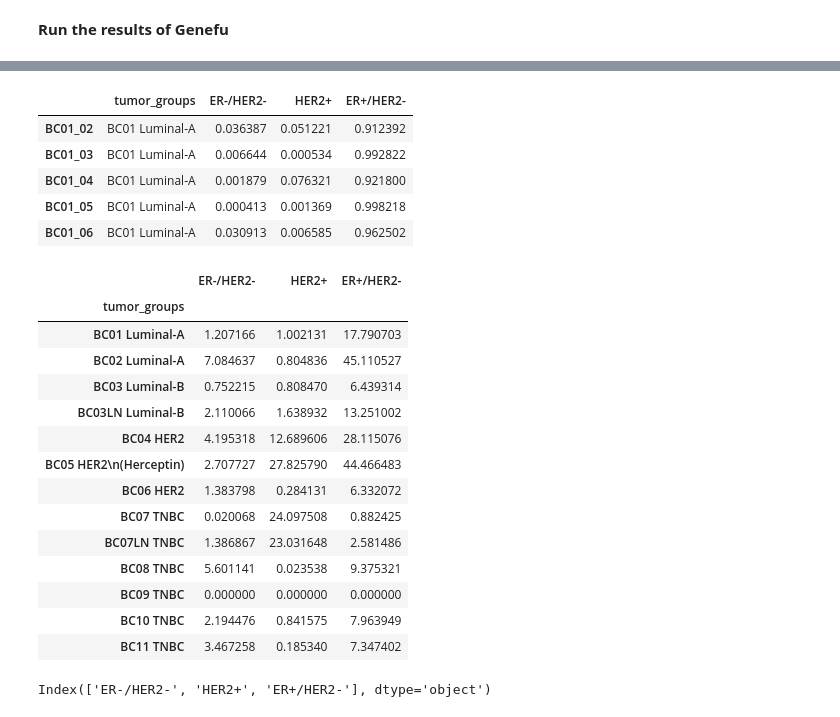
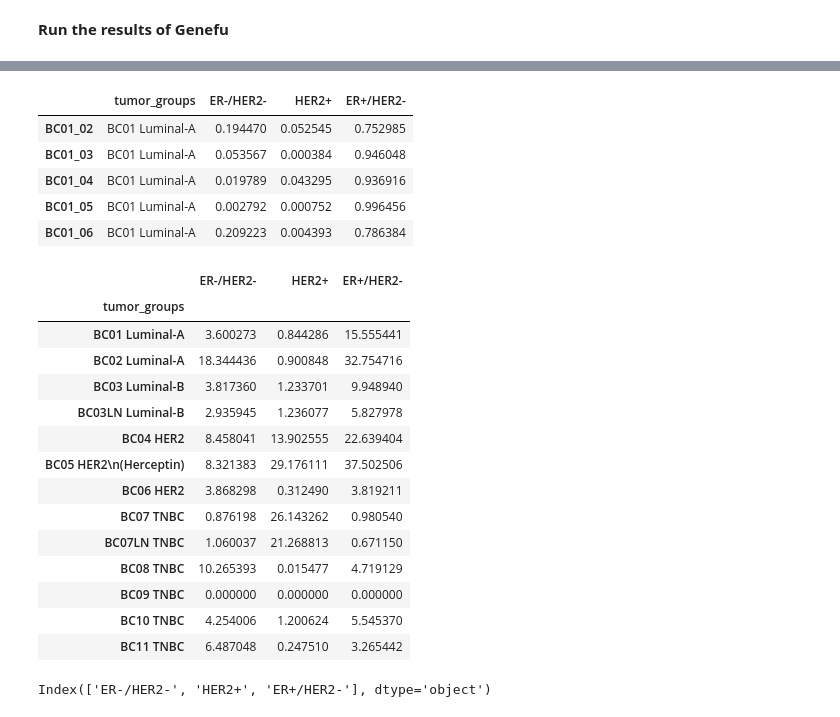
Before and after one commit to KyriakosPsa/BreastCancer-SingleCell, a Jupyter notebook: R_genefu_results.ipynb, the cells around one changed output, grey strips where cells are left out. Cells and saved outputs as stored; diff of their text form; code cells hidden in the pictures.

```diff
--- a/R_genefu_results.ipynb
+++ b/R_genefu_results.ipynb
@@ -8,7 +8,8 @@ warnings.filterwarnings("ignore")
 # %% [markdown]
 # **Time for R**
 # %%
-cadata = sc.read("datasets/masked_cellcounts.h5ad")
+cadata = sc.read("datasets/masked.h5ad")
+adata = sc.read("datasets/tumour_cellcounts.h5ad")
 # %% [markdown]
 **Run the results of Genefu**
 # %%
@@ -25,6 +26,6 @@ er_her2.head()
 # %%
 # Check for missing cellIDs in cadata.obs_names
-missing_cellIDs = set(cadata.obs_names) -  set(er_her2.cellID)
+missing_cellIDs = set(adata.obs_names) -  set(er_her2.cellID)
 
 # Create a new DataFrame for the missing cellIDs
 missing_rows = pd.DataFrame({'cellID': list(missing_cellIDs), er_her2.columns[1]: 0, er_her2.columns[2]: 0, er_her2.columns[3]: 0})
@@ -44,41 +58,41 @@ er_her2.shape
 # %%
-cadata.obs['ER-/HER2-'] = list(er_her2[er_her2.columns[0]])
-cadata.obs['HER2+'] = list(er_her2[er_her2.columns[1]])
-cadata.obs['ER+/HER2-'] = list(er_her2[er_her2.columns[2]])
+adata.obs['ER-/HER2-'] = list(er_her2[er_her2.columns[0]])
+adata.obs['HER2+'] = list(er_her2[er_her2.columns[1]])
+adata.obs['ER+/HER2-'] = list(er_her2[er_her2.columns[2]])
 # %%
 piechart_df = pd.DataFrame({
-    'tumor_groups': cadata.obs['tumor_groups'],
-    'ER-/HER2-': cadata.obs['ER-/HER2-'],
-    'HER2+': cadata.obs['HER2+'],
-   'ER+/HER2-': cadata.obs['ER+/HER2-']
+    'tumor_groups': adata.obs['tumor_groups'],
+    'ER-/HER2-': adata.obs['ER-/HER2-'],
+    'HER2+': adata.obs['HER2+'],
+   'ER+/HER2-': adata.obs['ER+/HER2-']
 })
 piechart_df.head()
 # %% [output]
 |  | tumor_groups | ER-/HER2- | HER2+ | ER+/HER2- |
-| BC01_02 | BC01 Luminal-A | 0.036387 | 0.051221 | 0.912392 |
-| BC01_03 | BC01 Luminal-A | 0.006644 | 0.000534 | 0.992822 |
-| BC01_04 | BC01 Luminal-A | 0.001879 | 0.076321 | 0.921800 |
-| BC01_05 | BC01 Luminal-A | 0.000413 | 0.001369 | 0.998218 |
-| BC01_06 | BC01 Luminal-A | 0.030913 | 0.006585 | 0.962502 |
+| BC01_02 | BC01 Luminal-A | 0.194470 | 0.052545 | 0.752985 |
+| BC01_03 | BC01 Luminal-A | 0.053567 | 0.000384 | 0.946048 |
+| BC01_04 | BC01 Luminal-A | 0.019789 | 0.043295 | 0.936916 |
+| BC01_05 | BC01 Luminal-A | 0.002792 | 0.000752 | 0.996456 |
+| BC01_06 | BC01 Luminal-A | 0.209223 | 0.004393 | 0.786384 |
 # %%
 grouped_df = piechart_df.groupby('tumor_groups').sum()
 grouped_df.head(13)
 # %% [output]
 |  | ER-/HER2- | HER2+ | ER+/HER2- |
 | tumor_groups |  |  |  |
-| BC01 Luminal-A | 1.207166 | 1.002131 | 17.790703 |
-| BC02 Luminal-A | 7.084637 | 0.804836 | 45.110527 |
-| BC03 Luminal-B | 0.752215 | 0.808470 | 6.439314 |
-| BC03LN Luminal-B | 2.110066 | 1.638932 | 13.251002 |
-| BC04 HER2 | 4.195318 | 12.689606 | 28.115076 |
-| BC05 HER2\n(Herceptin) | 2.707727 | 27.825790 | 44.466483 |
-| BC06 HER2 | 1.383798 | 0.284131 | 6.332072 |
-| BC07 TNBC | 0.020068 | 24.097508 | 0.882425 |
-| BC07LN TNBC | 1.386867 | 23.031648 | 2.581486 |
-| BC08 TNBC | 5.601141 | 0.023538 | 9.375321 |
+| BC01 Luminal-A | 3.600273 | 0.844286 | 15.555441 |
+| BC02 Luminal-A | 18.344436 | 0.900848 | 32.754716 |
+| BC03 Luminal-B | 3.817360 | 1.233701 | 9.948940 |
+| BC03LN Luminal-B | 2.935945 | 1.236077 | 5.827978 |
+| BC04 HER2 | 8.458041 | 13.902555 | 22.639404 |
+| BC05 HER2\n(Herceptin) | 8.321383 | 29.176111 | 37.502506 |
+| BC06 HER2 | 3.868298 | 0.312490 | 3.819211 |
+| BC07 TNBC | 0.876198 | 26.143262 | 0.980540 |
+| BC07LN TNBC | 1.060037 | 21.268813 | 0.671150 |
+| BC08 TNBC | 10.265393 | 0.015477 | 4.719129 |
 | BC09 TNBC | 0.000000 | 0.000000 | 0.000000 |
-| BC10 TNBC | 2.194476 | 0.841575 | 7.963949 |
-| BC11 TNBC | 3.467258 | 0.185340 | 7.347402 |
+| BC10 TNBC | 4.254006 | 1.200624 | 5.545370 |
+| BC11 TNBC | 6.487048 | 0.247510 | 3.265442 |
 # %%
 grouped_df.columns
 # %% [output]
```
Also changed, not shown: parts of 3 cells of this notebook, 1 other file.
